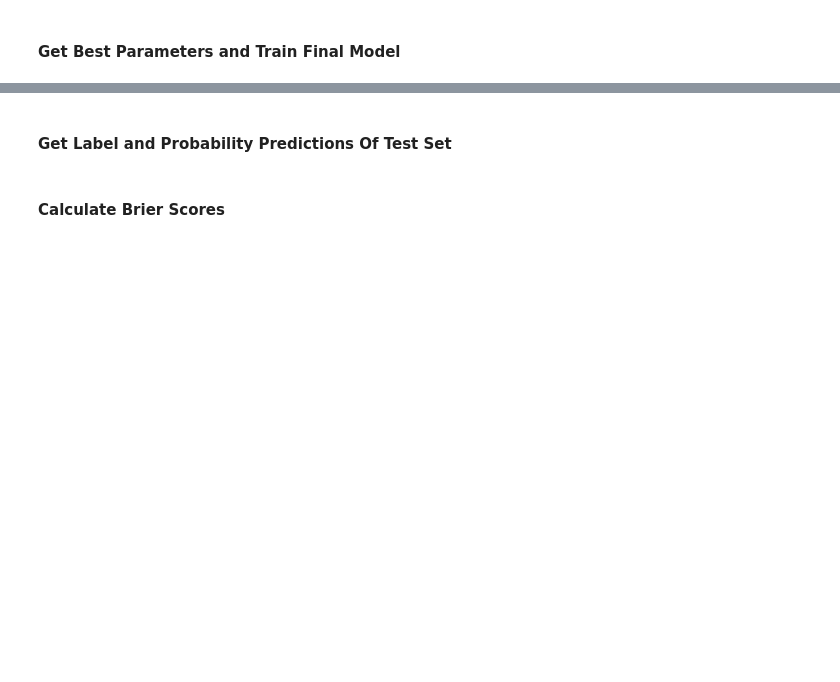
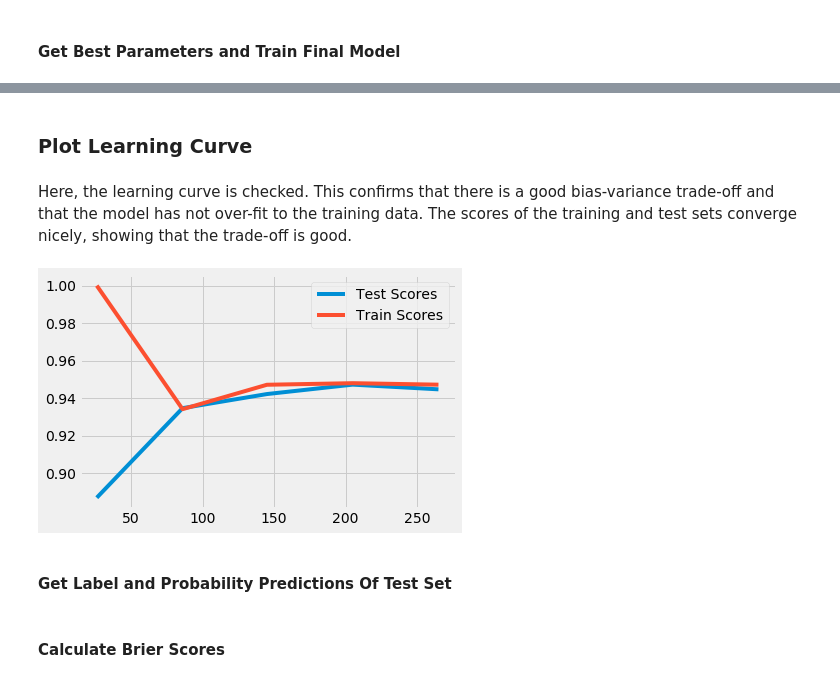
Before and after one commit to anthonymelson/portfolio, a Jupyter notebook: Breast_Cancer_Probabilistic_v_Label.ipynb, the cells around one changed output, grey strips where cells are left out. Cells and saved outputs as stored; diff of their text form; code cells hidden in the pictures; blank space fills up the shorter version.

```diff
--- a/Breast_Cancer_Probabilistic_v_Label.ipynb
+++ b/Breast_Cancer_Probabilistic_v_Label.ipynb
@@ -169,3 +248,19 @@ LogisticRegressionCV(Cs=9, class_weight='balanced', cv=5, dual=False,
+# %% [markdown]
+### Plot Learning Curve
+# %% [markdown]
+Here, the learning curve is checked.  This confirms that there is a good bias-variance trade-off and that the model has not over-fit to the training data.  The scores of the training and test sets converge nicely, showing that the trade-off is good.
+# %%
+from sklearn.model_selection import learning_curve
+tsa, trs, tes  = learning_curve(LR, X, y)
+avg_trs = np.mean(trs, axis=1)
+avg_tes = np.mean(tes, axis=1)
+plt.figure()
+plt.plot(tsa, avg_tes, label='Test Scores')
+plt.plot(tsa, avg_trs, label='Train Scores')
+plt.legend()
+plt.show()
+# %% [output]
+[figure, added]
 # %% [markdown]
 #### Get Label and Probability Predictions Of Test Set
 # %%
```
Also changed, not shown: parts of 28 cells of this notebook.
